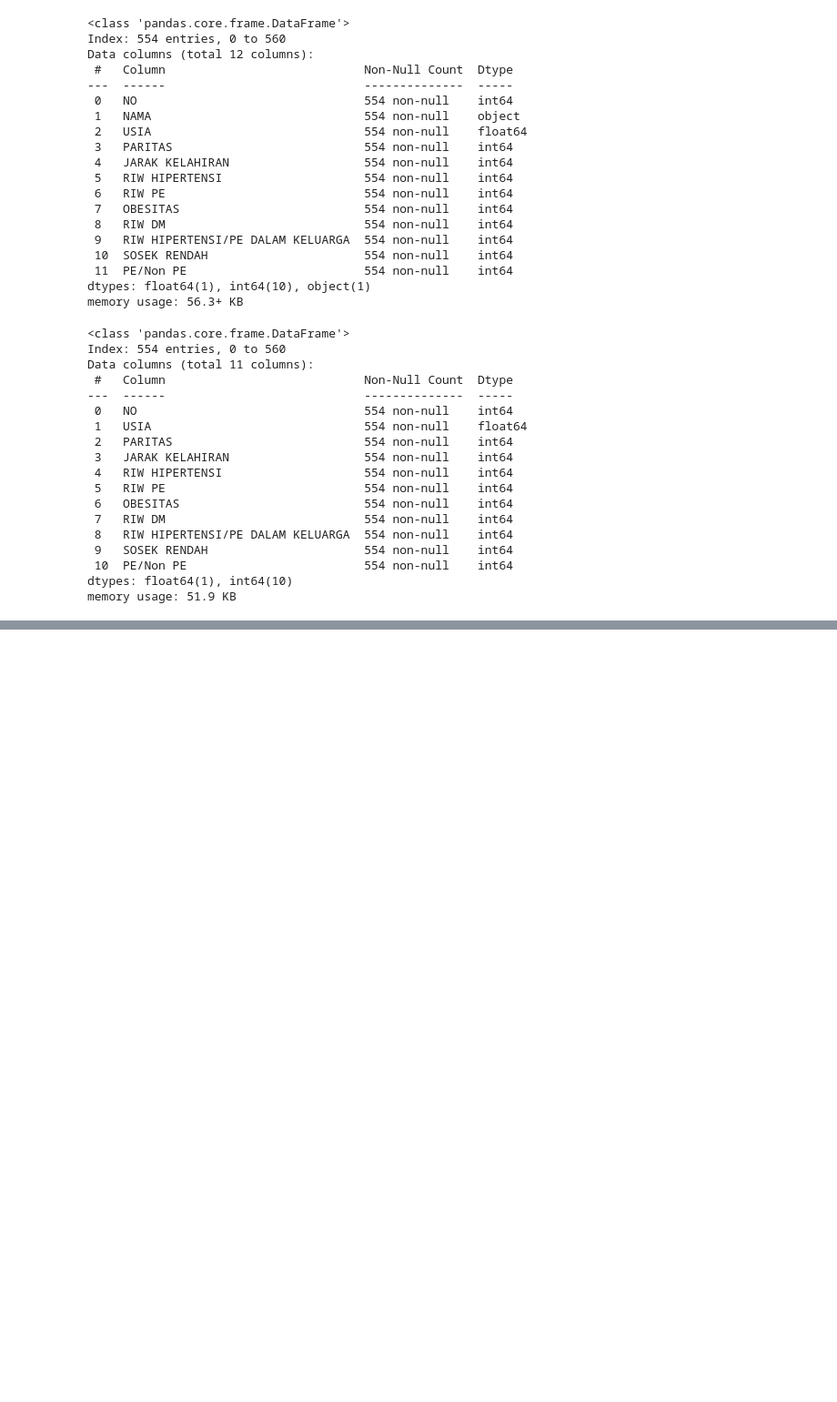
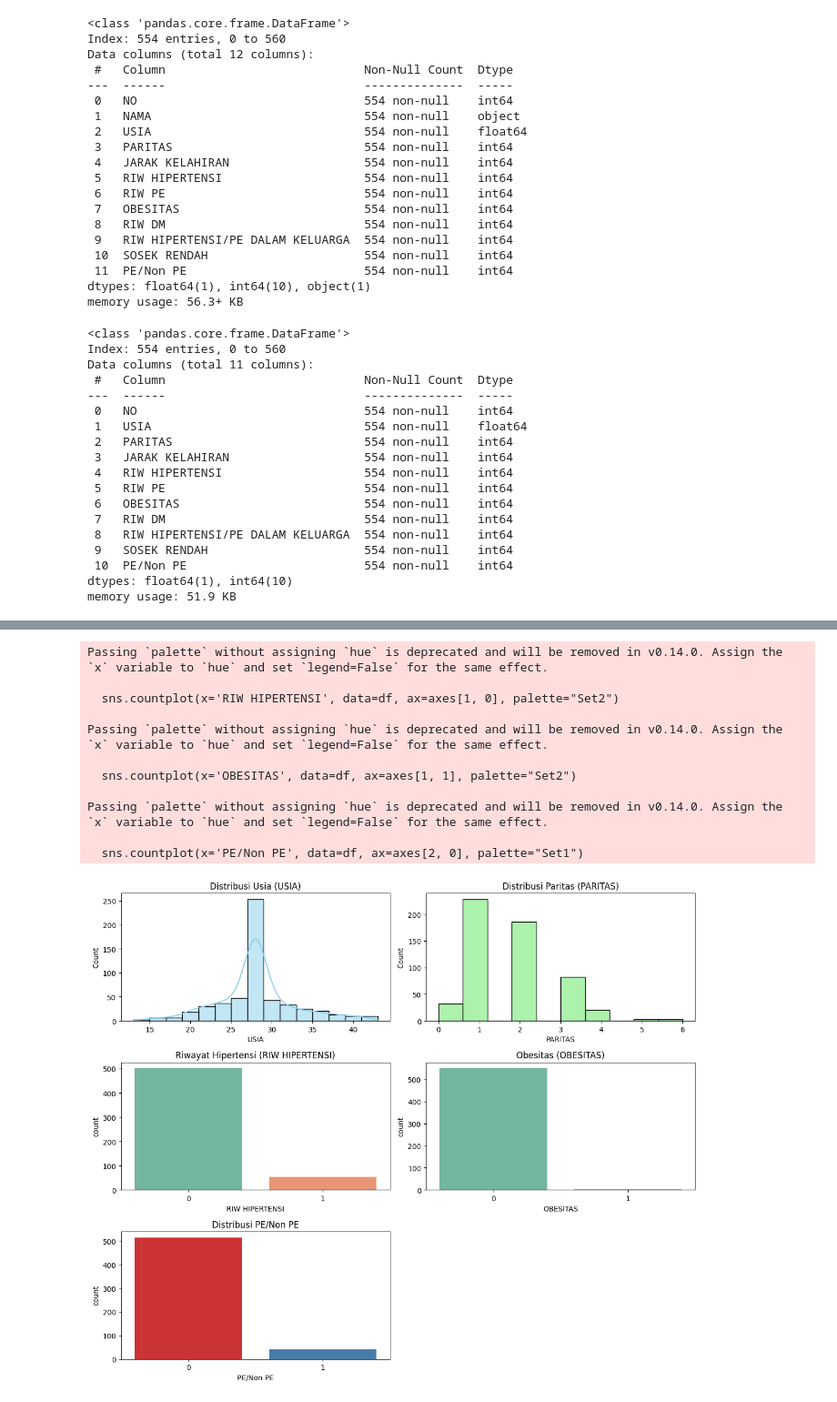
Before and after one commit to Dhia14675/data_mining, a Jupyter notebook: kasus.ipynb, the cells around one changed output, grey strips where cells are left out. Shown at 91% size. Drawn from its saved outputs; the diff is of its cells as text; code cells hidden in the pictures; blank space fills up the shorter version.

```diff
--- a/kasus.ipynb
+++ b/kasus.ipynb
@@ -359,0 +394,48 @@ data2.to_csv('kasus1.csv')
+# %%
+#konversi data menjadi string
+df['RIW HIPERTENSI'] = df['RIW HIPERTENSI'].astype(str)
+df['OBESITAS'] = df['OBESITAS'].astype(str)
+df['PE/Non PE'] = df['PE/Non PE'].astype(str)
+
+# Plotting again after conversion
+fig, axes = plt.subplots(3, 2, figsize=(12, 10))
+
+# Visualisasi data Usia
+sns.histplot(df['USIA'], bins=15, kde=True, ax=axes[0, 0], color="skyblue")
+axes[0, 0].set_title('Distribusi Usia (USIA)')
+
+# Visualisasi data Paritas (PARITAS)
+sns.histplot(df['PARITAS'], bins=10, kde=False, ax=axes[0, 1], color="lightgreen")
+axes[0, 1].set_title('Distribusi Paritas (PARITAS)')
+
+# Visualisasi Data Riwayat Hipertensi (RIW HIPERTENSI)
+sns.countplot(x='RIW HIPERTENSI', data=df, ax=axes[1, 0], palette="Set2")
+axes[1, 0].set_title('Riwayat Hipertensi (RIW HIPERTENSI)')
+
+# Visualisasi data Obesitas (OBESITAS)
+sns.countplot(x='OBESITAS', data=df, ax=axes[1, 1], palette="Set2")
+axes[1, 1].set_title('Obesitas (OBESITAS)')
+
+# Visualisasi Data PE/Non PE (Target Variable)
+sns.countplot(x='PE/Non PE', data=df, ax=axes[2, 0], palette="Set1")
+axes[2, 0].set_title('Distribusi PE/Non PE')
+
+# Menyembunyikan plot yang kosong
+axes[2, 1].axis('off')
+
+# Adjust layout
+plt.tight_layout()
+plt.show()
+# %% [output]
+Passing `palette` without assigning `hue` is deprecated and will be removed in v0.14.0. Assign the `x` variable to `hue` and set `legend=False` for the same effect.
+
+  sns.countplot(x='RIW HIPERTENSI', data=df, ax=axes[1, 0], palette="Set2")
+
+Passing `palette` without assigning `hue` is deprecated and will be removed in v0.14.0. Assign the `x` variable to `hue` and set `legend=False` for the same effect.
+
+  sns.countplot(x='OBESITAS', data=df, ax=axes[1, 1], palette="Set2")
+
+Passing `palette` without assigning `hue` is deprecated and will be removed in v0.14.0. Assign the `x` variable to `hue` and set `legend=False` for the same effect.
+
+  sns.countplot(x='PE/Non PE', data=df, ax=axes[2, 0], palette="Set1")
+[figure, added]
```
Also changed, not shown: parts of 5 cells of this notebook.
